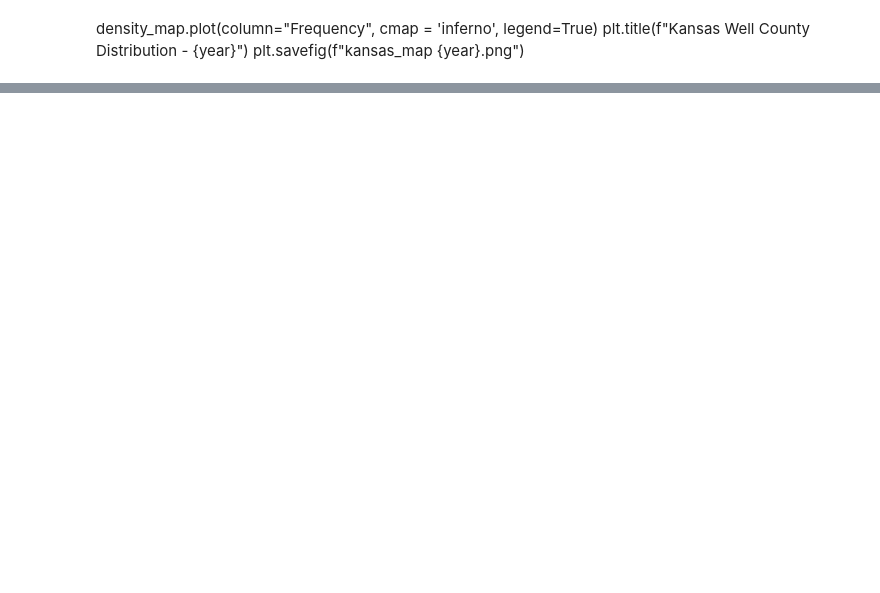
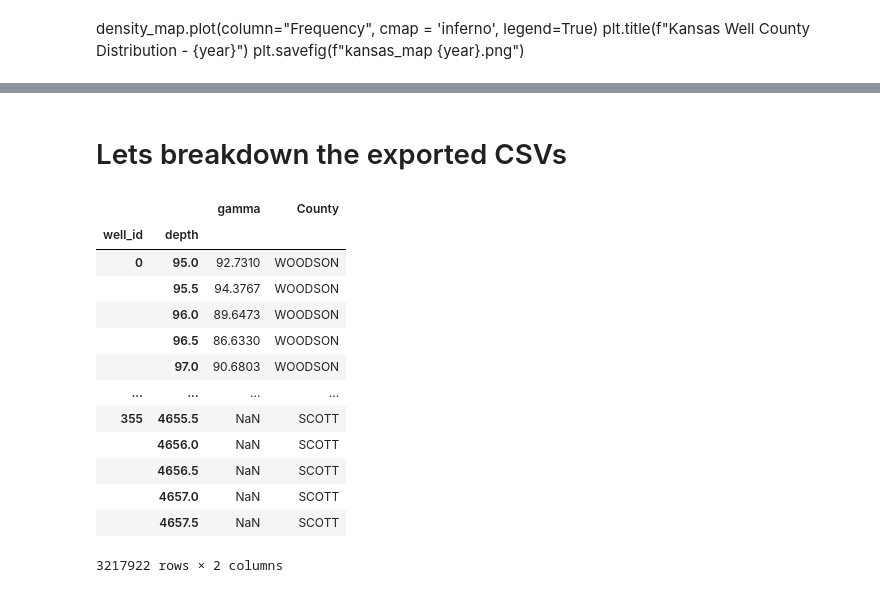
Before and after one commit to FRI-Energy-Analytics/2021_summer_fellows, a Jupyter notebook: transformers/cross section.ipynb, the cells around one changed output, grey strips where cells are left out. Drawn from its saved outputs; the diff is of its cells as text; code cells hidden in the pictures; blank space fills up the shorter version.

```diff
--- a/transformers/cross section.ipynb
+++ b/transformers/cross section.ipynb
@@ -484,0 +475,21 @@ array([0, '051', '109', '171', '153', '009', '163', '007', '065', '135',
+# %% [markdown]
+# Lets breakdown the exported CSVs
+# %%
+frame = pd.read_csv(f"export_csv/{year}.csv", index_col=[1, 0])
+frame = frame.sort_index()
+frame
+# %% [output]
+|  |  | gamma | County |
+| well_id | depth |  |  |
+| 0 | 95.0 | 92.7310 | WOODSON |
+|  | 95.5 | 94.3767 | WOODSON |
+|  | 96.0 | 89.6473 | WOODSON |
+|  | 96.5 | 86.6330 | WOODSON |
+|  | 97.0 | 90.6803 | WOODSON |
+| ... | ... | ... | ... |
+| 355 | 4655.5 | NaN | SCOTT |
+|  | 4656.0 | NaN | SCOTT |
+|  | 4656.5 | NaN | SCOTT |
+|  | 4657.0 | NaN | SCOTT |
+|  | 4657.5 | NaN | SCOTT |
+3217922 rows × 2 columns
```
Also changed, not shown: parts of 52 cells of this notebook, 6 other files.
